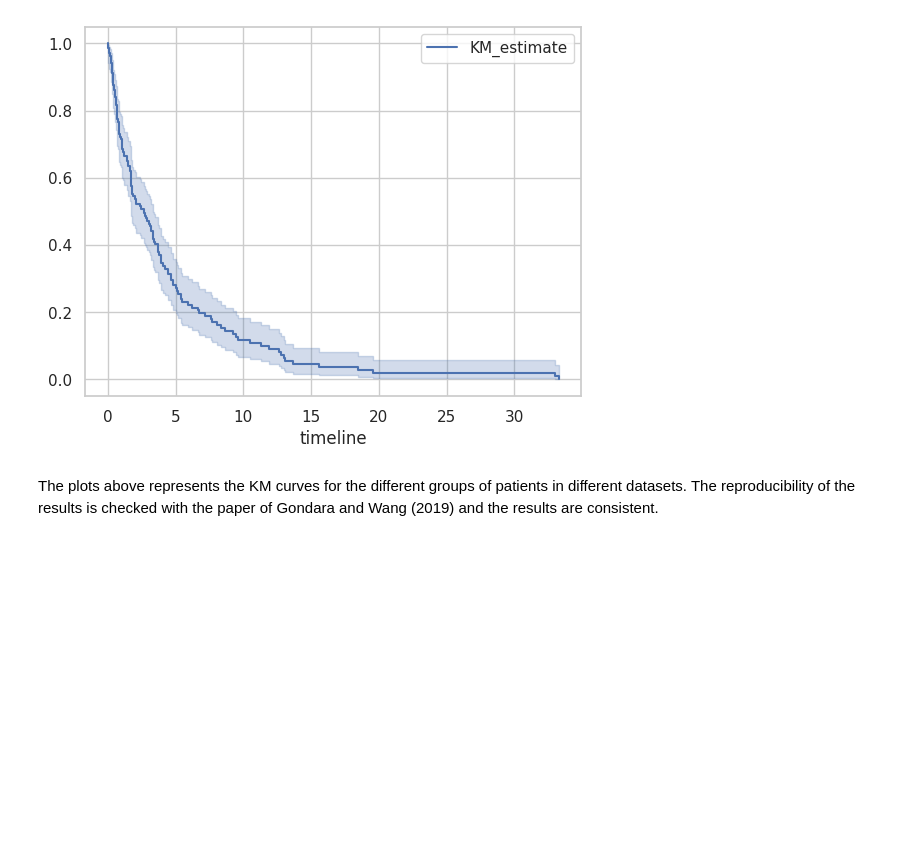
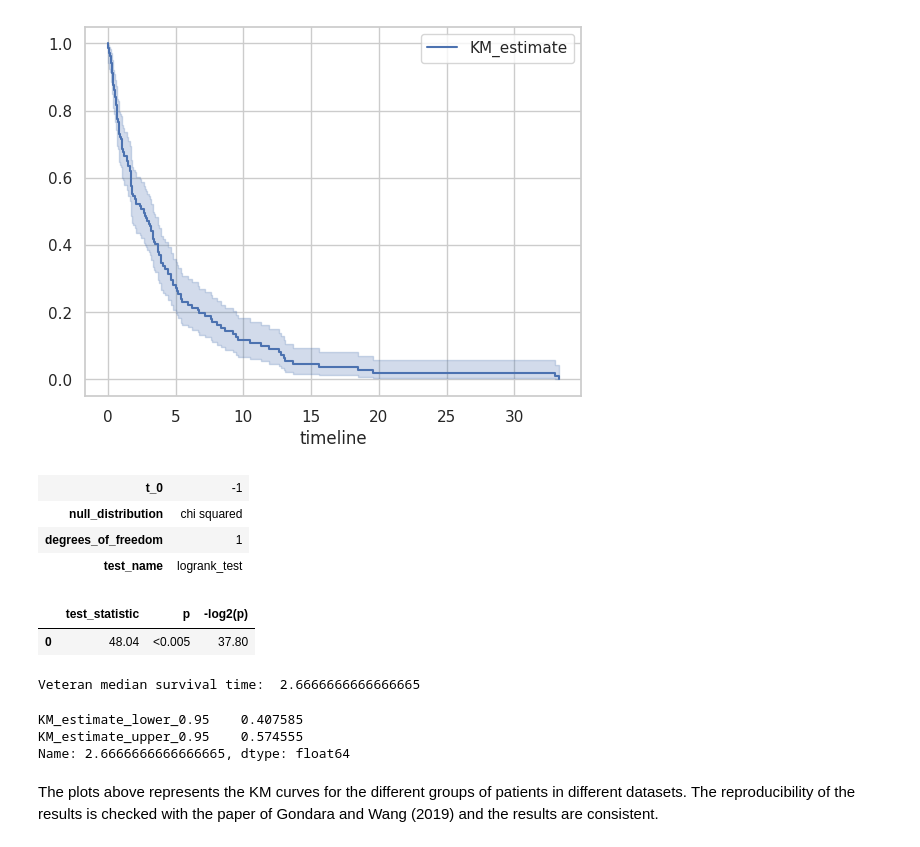
Before and after one commit to Kekkodf/DP-SurvAnalysis, a Jupyter notebook: tresh/survaival_analysis.ipynb, the cells around one changed output. Drawn from its saved outputs; the diff is of its cells as text; code cells hidden in the pictures; blank space fills up the shorter version.

```diff
--- a/src/survaival_analysis.ipynb
+++ b/tresh/survaival_analysis.ipynb
@@ -93,6 +195,32 @@ kmf_veteran.plot()
 # %% [output]
 <AxesSubplot:xlabel='timeline'>
 [figure]
+# %%
+import lifelines
+results = lifelines.statistics.logrank_test(df_cancer["time"], df_kidney["time"], event_observed_A=df_cancer["status"], event_observed_B=df_kidney["status"])
+# %%
+results.print_summary()
+# %% [output]
+| t_0 | -1 |
+| null_distribution | chi squared |
+| degrees_of_freedom | 1 |
+| test_name | logrank_test |
+|  | test_statistic | p | -log2(p) |
+| 0 | 48.04 | <0.005 | 37.80 |
+# %%
+print("Veteran median survival time: ", median_veteran)
+#get row where index equal to median
+ci_veteran.iloc[(ci_veteran.index.get_loc(median_veteran))]
+
+#add confidence interval to median
+ci_veteran = kmf_veteran.confidence_interval_survival_function_
+#get rows before and after median
+ci_veteran.iloc[(ci_veteran.index.get_loc(median_veteran))]
+# %% [output]
+Veteran median survival time:  2.6666666666666665
+KM_estimate_lower_0.95    0.407585
+KM_estimate_upper_0.95    0.574555
+Name: 2.6666666666666665, dtype: float64
 # %% [markdown]
 The plots above represents the KM curves for the different groups of patients in different datasets. The reproducibility of the results is checked with the paper of Gondara and Wang (2019) and the results are consistent.
 # %% [markdown]
```
Also changed, not shown: parts of 10 cells of this notebook, 4 other files.
